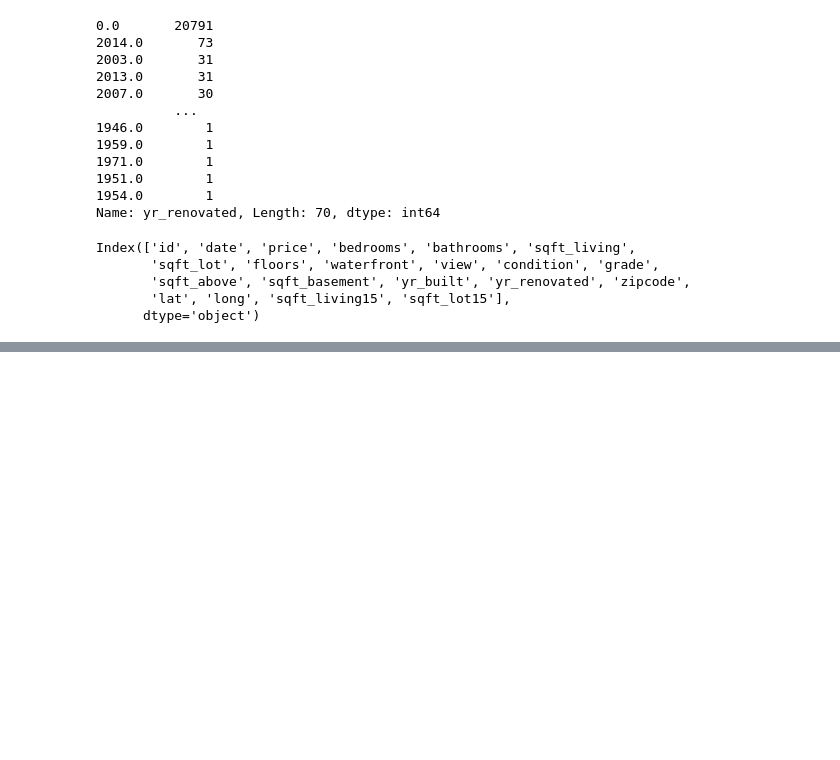
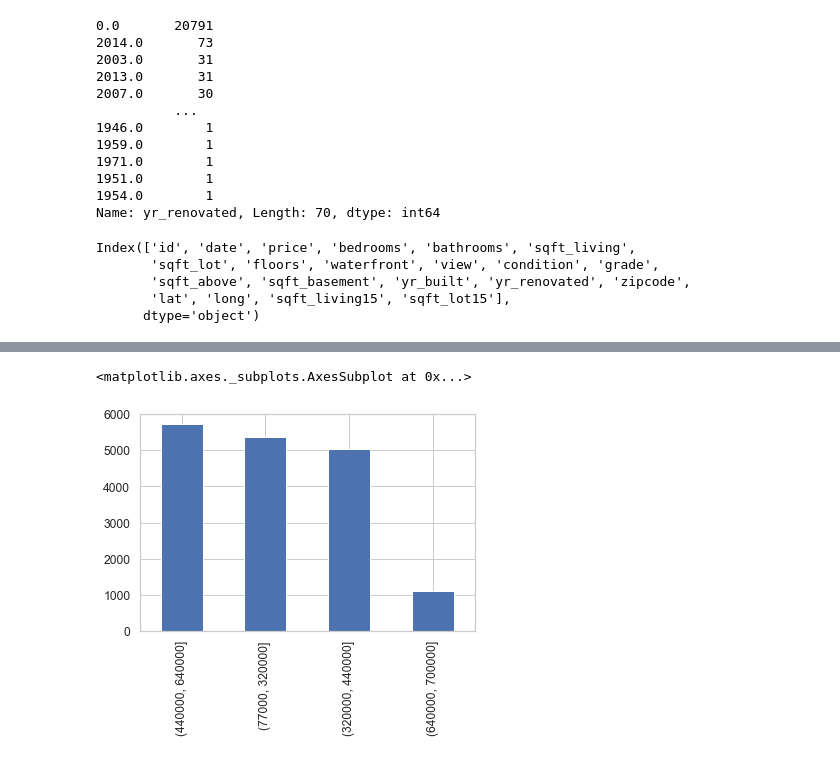
Before and after one commit to torresdavr/dsc-v2-mod1-final-project-online-ds-pt-100719, a Jupyter notebook: student.ipynb, the cells around one changed output, grey strips where cells are left out. Saved outputs shown, nothing was run; the diff lists cells and outputs as text; code cells hidden in the pictures; blank space fills up the shorter version.

```diff
--- a/student.ipynb
+++ b/student.ipynb
@@ -564,0 +588,5 @@ for xcol, ax in zip(['view', 'condition', 'grade'], axes):
+# %%
+bins = [77000, 320000,440000,640000,700000]
+bins_price = pd.cut(housing_df['price'], bins)
+bins_price = bins_price.cat.as_ordered()
+bins_price.head()
@@ -564,0 +601,5 @@ for xcol, ax in zip(['view', 'condition', 'grade'], axes):
+# %%
+bins_price.value_counts().plot(kind='bar')
+# %% [output]
+<matplotlib.axes._subplots.AxesSubplot at 0x...>
+[figure, added]
```
Also changed, not shown: parts of 19 cells of this notebook.
